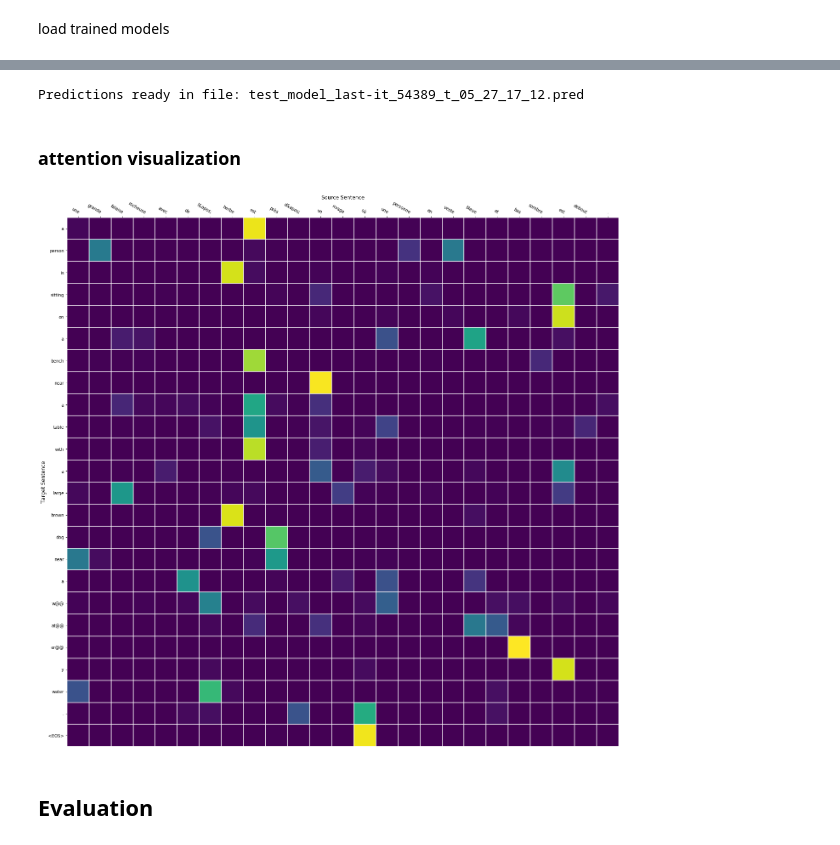
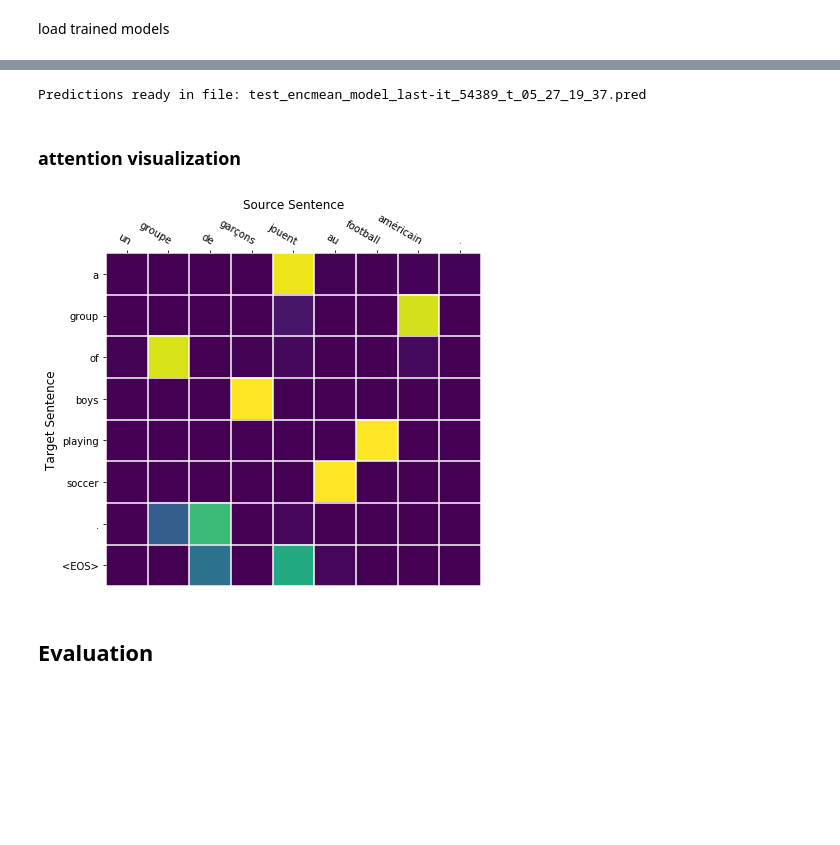
Before and after one commit to VSJMilewski/NLP2-Projects, a Jupyter notebook: Project2/NLP2_Project2.ipynb, the cells around one changed output, grey strips where cells are left out. Saved outputs shown, nothing was run; the diff lists cells and outputs as text; code cells hidden in the pictures; blank space fills up the shorter version.

```diff
--- a/Project2/NLP2_Project2.ipynb
+++ b/Project2/NLP2_Project2.ipynb
@@ -481,6 +430,8 @@ hidden_dims = 128
 embedding_dims = 128
 
 save_step = 100
+
+use_encoder_rnn = False # change accordingly
 # %% [markdown]
 ## process data
 # %% [markdown]
@@ -580,19 +536,14 @@ def validation_predictions(model, prediction_file_name):
 # %% [markdown]
 ## training
 # %%
-# losses = []
-run_gpu = True
-encdec.cuda()
-encdec.train(True)
-output = torch.cuda.FloatTensor([0]*save_step)
+losses = []
 count = 0
-pseudo_epoch = 30
-max_epochs = 50
-# gen = batch_generator(source_processor, target_processor, batch_size)
-# sentences_in_data = len(source_processor.sentences)
+pseudo_epoch = 0
+gen = batch_generator(source_processor, target_processor, batch_size)
+sentences_in_data = len(source_processor.sentences)
 iterations = int(np.ceil(sentences_in_data/batch_size)*max_epochs)
 
-for it in tnrange(54390,iterations):
+for it in tnrange(iterations):
     output_i = it%save_step
     out = 0
     if output_i == 0:
@@ -633,11 +584,11 @@ for it in tnrange(54390,iterations):
         pseudo_epoch += 1
         #perform validation
         timestamp = datetime.now()
-        prediction_file_name = 'val_epoch_{}_model_it_{}_t_{:%m_%d_%H_%M}.pred'.format(pseudo_epoch, it, timestamp)
+        prediction_file_name = 'val_epoch_{}_encmean_model_it_{}_t_{:%m_%d_%H_%M}.pred'.format(pseudo_epoch, it, timestamp)
         blue,_ = validation_predictions(encdec,prediction_file_name)
         print("Pseudo-Epoch {}:\t{}".format(pseudo_epoch,blue.strip()))
         # Dump trained models
-        torch.save(encdec.state_dict(), 'model_it_{}_t_{:%m_%d_%H_%M}.torchsave'.format(it, timestamp))
+        torch.save(encdec.state_dict(), 'encmean_model_it_{}_t_{:%m_%d_%H_%M}.torchsave'.format(it, timestamp))
         if run_gpu:
             encdec = encdec.cuda()
         encdec.train(True)
@@ -646,7 +597,7 @@ del(output)
 
 # Dump trained models
 timestamp = datetime.now()
-last_model_file_name = 'model_last-it_{}_t_{:%m_%d_%H_%M}.torchsave'.format(it, timestamp)
+last_model_file_name = 'encmean_model_last-it_{}_t_{:%m_%d_%H_%M}.torchsave'.format(it, timestamp)
 torch.save(encdec.state_dict(), last_model_file_name)
 
 print('Model saved in file: {}'.format(last_model_file_name))
@@ -732,7 +689,7 @@ for s in source_processor_test.sentences:
         prediction, hidden_state_batch, alphas = decoder(
             prediction, # the previous prediction
             hidden_state_batch,
-            all_embs,run_gpu)
+            all_embs,run_gpu=run_gpu)
 
         index_predicted_word = np.argmax(prediction.detach().numpy(), axis=2)[0][0]
         predicted_word = target_processor.i2w[index_predicted_word]
@@ -754,46 +711,61 @@ with open(prediction_file_name, 'w', encoding='utf-8') as f:
 
 print('Predictions ready in file: {}'.format(prediction_file_name))
 
-# pickle.dump(attention_weights, file_id + '_prediction_weights')
+pickle.dump(attention_weights, open('attention_weights_meanenc_prediction_weights.p','wb'))
 # %% [output]
-Predictions ready in file: test_model_last-it_54389_t_05_27_17_12.pred
+Predictions ready in file: test_encmean_model_last-it_54389_t_05_27_19_37.pred
 # %% [markdown]
 ### attention visualization
+# %%
+# Load attention weights from the best model
+attention_weights = pickle.load(open('attention_weights_meanenc_prediction_weights.p', 'rb'))
 # %%
 def visualize_attention(source_sentence, target_sentence, weights):
     l_s = len(source_sentence)
     l_t = len(target_sentence)
     fig, ax = plt.subplots(figsize=(l_t*0.8,l_s*0.8))
     im = ax.imshow(weights)
     #show the labels for every tick
     ax.set_xticks(np.arange(l_s))
     ax.set_yticks(np.arange(l_t))
     ax.set_xticklabels(source_sentence)
     ax.set_yticklabels(target_sentence)
     ax.set_xlabel('Source Sentence', fontsize='large')
     ax.set_ylabel('Target Sentence', fontsize='large')
     ax.xaxis.set_label_position('top')
     ax.tick_params(top=True, bottom=False,
                    labeltop=True, labelbottom=False)
     # Rotate the tick labels and set their alignment.
     plt.setp(ax.get_xticklabels(), rotation=-30, ha="right",
              rotation_mode="anchor")
      # Turn spines off and create white grid.
     for edge, spine in ax.spines.items():
         spine.set_visible(False)
     ax.set_xticks(np.arange(l_s+1)-.5, minor=True)
     ax.set_yticks(np.arange(l_t+1)-.5, minor=True)
     ax.grid(which="minor", color="w", linestyle='-', linewidth=1.5)
     ax.tick_params(which="minor", bottom=False, left=False)
     fig.tight_layout()
     plt.show()
 #     plt.savefig('{}_pred'.format(file_id))
 
-sentence_id = 306
+
+# Choose a short sentence
+# short_translations = []
+# for sentence_id, (src, tgt, w) in enumerate(attention_weights):
+#     if len(src) < 10:
+#         short_translations.append((src, tgt, sentence_id))
+
+# for x,y,z in short_translations[:100]:
+#     print(x)
+#     print(y)
+#     print(z)
+
+sentence_id =654
 item = attention_weights[sentence_id]
 visualize_attention(item[0], item[1], item[2])
 # %% [output]
-[figure, old version]
+[figure, new version]
 # %% [markdown]
 ## Evaluation
 # %% [markdown]
```
Also changed, not shown: parts of 26 cells of this notebook.
